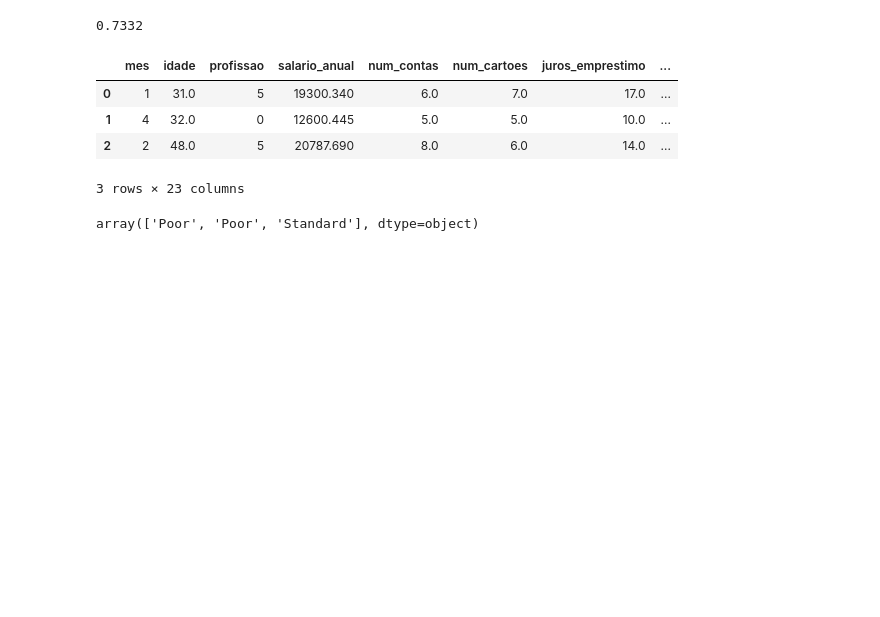
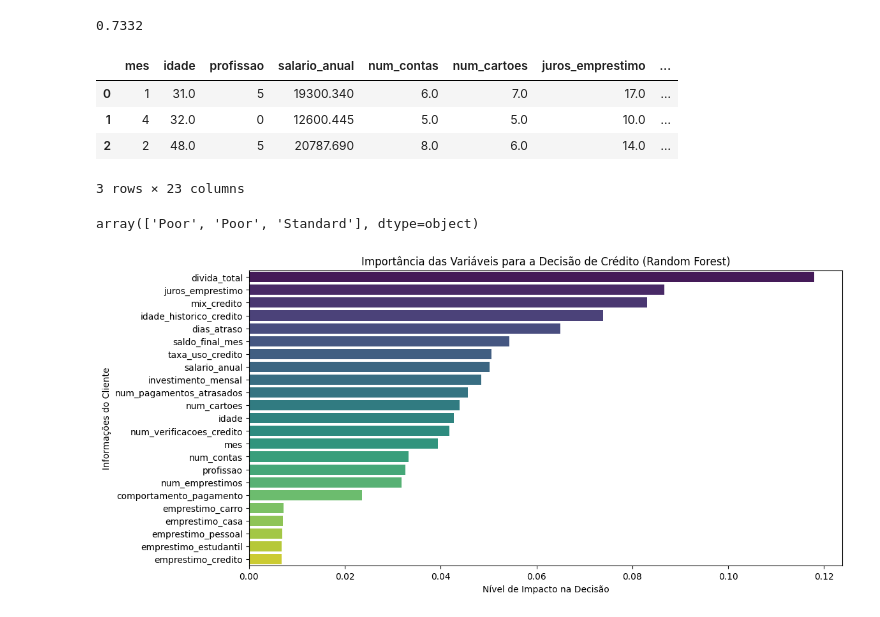
Before and after one commit to jhsribeiro/credit-score-prediction, a Jupyter notebook: main.ipynb, the cells around one changed output. Cells and saved outputs as stored; diff of their text form; code cells hidden in the pictures; blank space fills up the shorter version.

Commit message:
plots

```diff
--- a/main.ipynb
+++ b/main.ipynb
@@ -143,3 +143,26 @@ display(nova_previsao)
 | 2 | 2 | 48.0 | 5 | 20787.690 | 8.0 | 6.0 | 14.0 | ... |
 3 rows × 23 columns
 array(['Poor', 'Poor', 'Standard'], dtype=object)
+# %%
+import matplotlib.pyplot as plt
+import seaborn as sns
+import pandas as pd
+from sklearn.metrics import confusion_matrix, ConfusionMatrixDisplay
+
+# Pegando os nomes das colunas usadas no treinamento e o peso de cada uma
+colunas = x.columns
+importancia = modelo_arvoredecisao.feature_importances_
+
+# Criando uma tabela para organizar da mais importante para a menos importante
+df_importancia = pd.DataFrame({"Variável": colunas, "Importância": importancia})
+df_importancia = df_importancia.sort_values(by="Importância", ascending=False)
+
+# Criando o gráfico
+plt.figure(figsize=(12, 6))
+sns.barplot(x="Importância", y="Variável", data=df_importancia, hue="Variável", palette="viridis", legend=False)
+plt.title("Importância das Variáveis para a Decisão de Crédito (Random Forest)")
+plt.xlabel("Nível de Impacto na Decisão")
+plt.ylabel("Informações do Cliente")
+plt.show()
+# %% [output]
+[figure, added]
```
Also changed, not shown: parts of 1 cell of this notebook.
